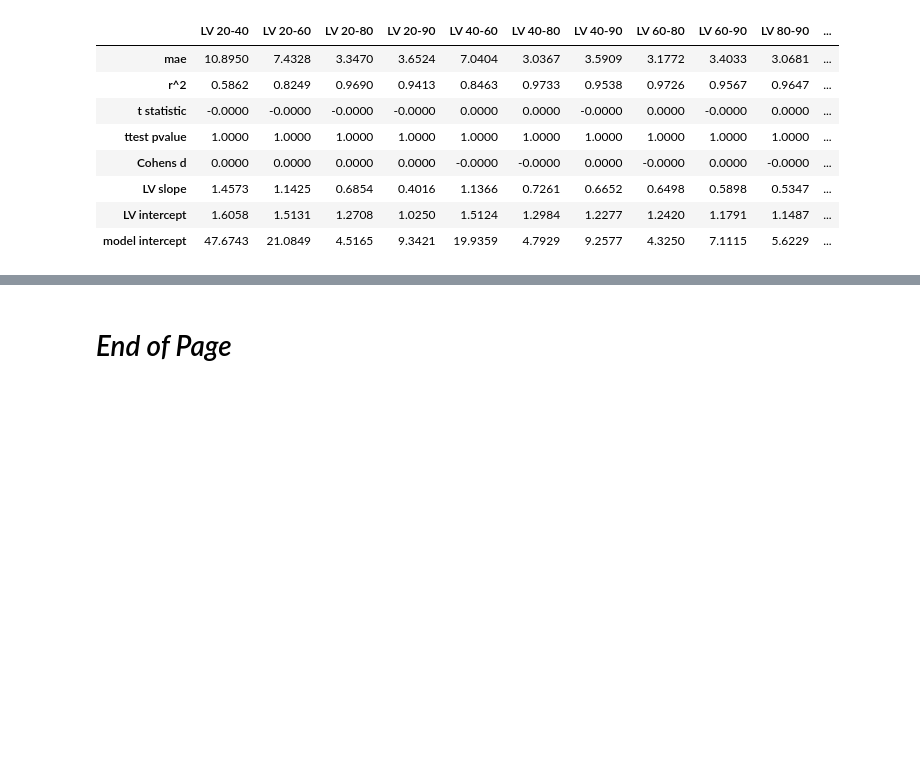
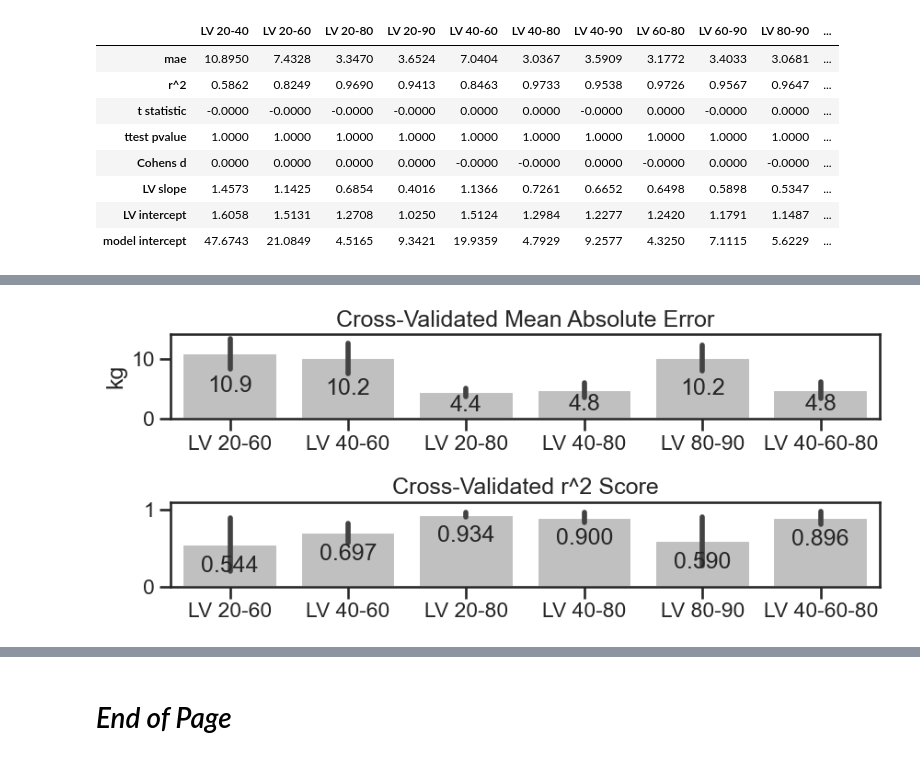
Before and after one commit to silvhua/lighthouse-capstone-project, a Jupyter notebook: notebooks/2022-12-01 iteration 3 train test split.ipynb, the cells around one changed output, grey strips where cells are left out. Drawn from its saved outputs; the diff is of its cells as text; code cells hidden in the pictures; blank space fills up the shorter version.

```diff
--- a/notebooks/2022-12-01 iteration 3 train test split.ipynb
+++ b/notebooks/2022-12-01 iteration 3 train test split.ipynb
@@ -342,0 +619,37 @@ metrics
+# %%
+def plot_cv_metrics(mae_df, r2_df, color='silver', context='talk', ymin=None, ymax=1.1):
+    """
+    Create barplots cross-validated MAE and r^2 for multiple models.
+
+    Parameters:
+        - mae_df, r2_df: DataFrames containing MAE and r^2, respectively,
+            for all folds and all models (1 column per model).
+    Returns:
+        - Figure.
+    """
+    sns.reset_defaults()
+    sns.set_theme(context=context, style='ticks')
+    %matplotlib inline
+    fig, ax = plt.subplots(nrows=2, ncols=1,
+        figsize=(mae_df.shape[1]*(1.5 if context=='talk' else 1), 4))
+    sns.barplot(data=mae_df, color=color,
+        ax=ax[0], errorbar=('se', 1.96)).set_title('Cross-Validated Mean Absolute Error')
+    ax[0].set_ylabel('kg')
+    for i in ax[0].containers:
+        ax[0].bar_label(i, fmt='%.1f', label_type='center')
+    sns.barplot(data=r2_df, color=color,
+        ax=ax[1], errorbar=('se', 1.96)).set_title('Cross-Validated r^2 Score')
+    ax[1].set_ylim([ymin, ymax])
+    for i in ax[1].containers:
+        ax[1].bar_label(i, fmt='%.3f', label_type='edge',padding=-25)
+    fig.tight_layout(rect=[0, 0, 1, 0.98])
+    # Titles and axis labels
+    # fig.suptitle('Cross-Validated Evaluation Metrics')
+    return fig
+
+
+selected_models = ['LV 20-60', 'LV 40-60', 'LV 20-80', 'LV 40-80','LV 80-90', 'LV 40-60-80']
+
+plot_cv_metrics(cv_mae_rf[selected_models], cv_r2_rf[selected_models]);
+# %% [output]
+[figure, added]
```
Also changed, not shown: parts of 10 cells of this notebook, 3 other files.
